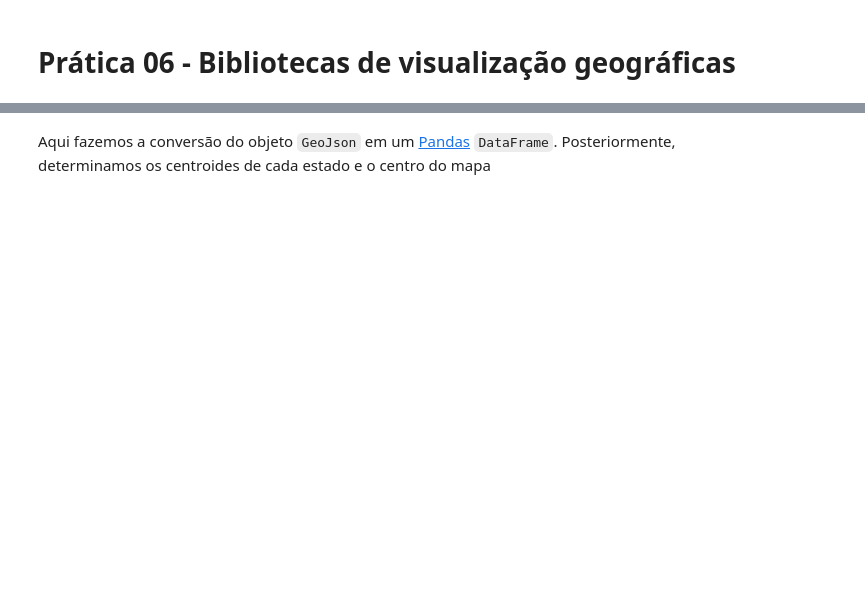
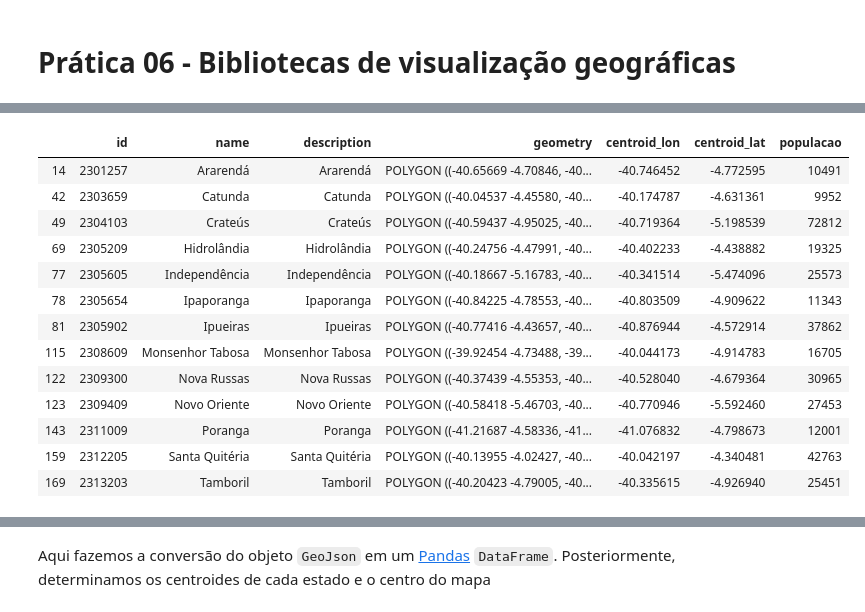
Before and after one commit to marcielbp/Statistics-and-Probability, a Jupyter notebook: python/notebooks/praticas/pr06_p2.ipynb, the cells around one changed output, grey strips where cells are left out. Drawn from its saved outputs; the diff is of its cells as text; code cells hidden in the pictures; blank space fills up the shorter version.

```diff
--- a/python/notebooks/praticas/pr06_p2.ipynb
+++ b/python/notebooks/praticas/pr06_p2.ipynb
@@ -15,0 +15,12 @@ ModuleNotFoundError: No module named 'geopandas'
+# %%
+ceara = gpd.read_file("data/geojs-23-mun.json")
+popCeara = pd.read_csv("data/ceara.csv")
+
+ceara['centroid_lon'] = ceara['geometry'].centroid.x
+ceara['centroid_lat'] = ceara['geometry'].centroid.y
+
+centerLon = np.mean(ceara['centroid_lon'])
+centerLat = np.mean(ceara['centroid_lat'])
+numCidades = len(ceara)
+print(numCidades)
+ceara['populacao'] = popCeara["POPULAÇÃO"]
@@ -15,0 +47,21 @@ ModuleNotFoundError: No module named 'geopandas'
+# %%
+ceara2 = ceara.loc[ceara['name'].isin(["Ararendá", "Catunda", "Crateús",
+                                       "Hidrolândia", "Independência", "Ipaporanga",
+                                       "Ipueiras", "Monsenhor Tabosa", "Nova Russas",
+                                       "Novo Oriente", "Poranga", "Santa Quitéria", "Tamboril"])]
+ceara2
+# %% [output]
+|  | id | name | description | geometry | centroid_lon | centroid_lat | populacao |
+| 14 | 2301257 | Ararendá | Ararendá | POLYGON ((-40.65669 -4.70846, -40... | -40.746452 | -4.772595 | 10491 |
+| 42 | 2303659 | Catunda | Catunda | POLYGON ((-40.04537 -4.45580, -40... | -40.174787 | -4.631361 | 9952 |
+| 49 | 2304103 | Crateús | Crateús | POLYGON ((-40.59437 -4.95025, -40... | -40.719364 | -5.198539 | 72812 |
+| 69 | 2305209 | Hidrolândia | Hidrolândia | POLYGON ((-40.24756 -4.47991, -40... | -40.402233 | -4.438882 | 19325 |
+| 77 | 2305605 | Independência | Independência | POLYGON ((-40.18667 -5.16783, -40... | -40.341514 | -5.474096 | 25573 |
+| 78 | 2305654 | Ipaporanga | Ipaporanga | POLYGON ((-40.84225 -4.78553, -40... | -40.803509 | -4.909622 | 11343 |
+| 81 | 2305902 | Ipueiras | Ipueiras | POLYGON ((-40.77416 -4.43657, -40... | -40.876944 | -4.572914 | 37862 |
+| 115 | 2308609 | Monsenhor Tabosa | Monsenhor Tabosa | POLYGON ((-39.92454 -4.73488, -39... | -40.044173 | -4.914783 | 16705 |
+| 122 | 2309300 | Nova Russas | Nova Russas | POLYGON ((-40.37439 -4.55353, -40... | -40.528040 | -4.679364 | 30965 |
+| 123 | 2309409 | Novo Oriente | Novo Oriente | POLYGON ((-40.58418 -5.46703, -40... | -40.770946 | -5.592460 | 27453 |
+| 143 | 2311009 | Poranga | Poranga | POLYGON ((-41.21687 -4.58336, -41... | -41.076832 | -4.798673 | 12001 |
+| 159 | 2312205 | Santa Quitéria | Santa Quitéria | POLYGON ((-40.13955 -4.02427, -40... | -40.042197 | -4.340481 | 42763 |
+| 169 | 2313203 | Tamboril | Tamboril | POLYGON ((-40.20423 -4.79005, -40... | -40.335615 | -4.926940 | 25451 |
```
Also changed, not shown: parts of 9 cells of this notebook, 5 other files.
